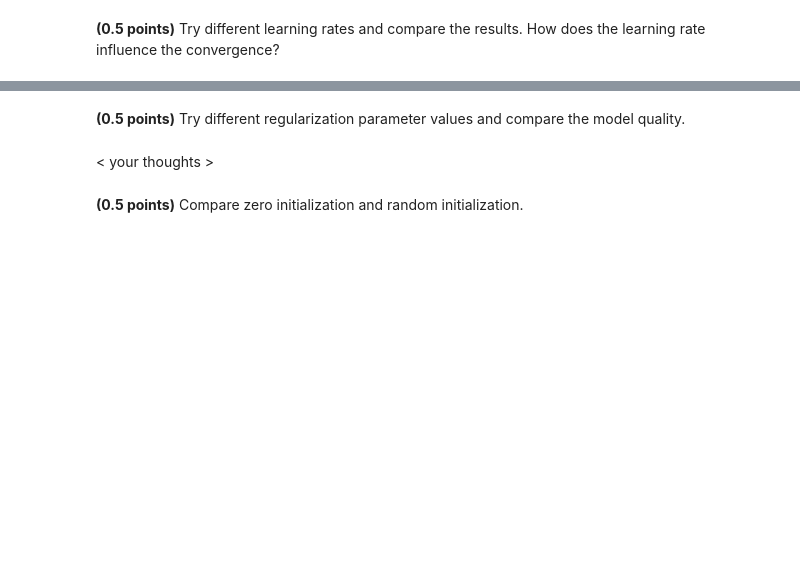
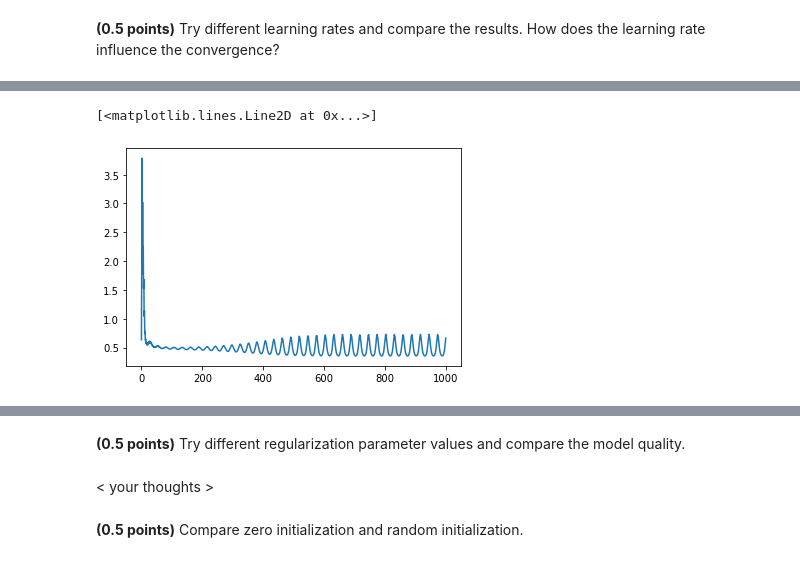
Before and after one commit to Ksenia41/RS-ML-2, a Jupyter notebook: hw_classification.ipynb, the cells around one changed output, grey strips where cells are left out. Saved outputs shown, nothing was run; the diff lists cells and outputs as text; code cells hidden in the pictures; blank space fills up the shorter version.

```diff
--- a/hw_classification.ipynb
+++ b/hw_classification.ipynb
@@ -232,0 +250,5 @@ lr_clf.get_loss(X_train,lr_clf.weights_, y_train)
+# %%
+plt.plot(m2.loss_hist)
+# %% [output]
+[<matplotlib.lines.Line2D at 0x...>]
+[figure, added]
```
Also changed, not shown: parts of 18 cells of this notebook.
